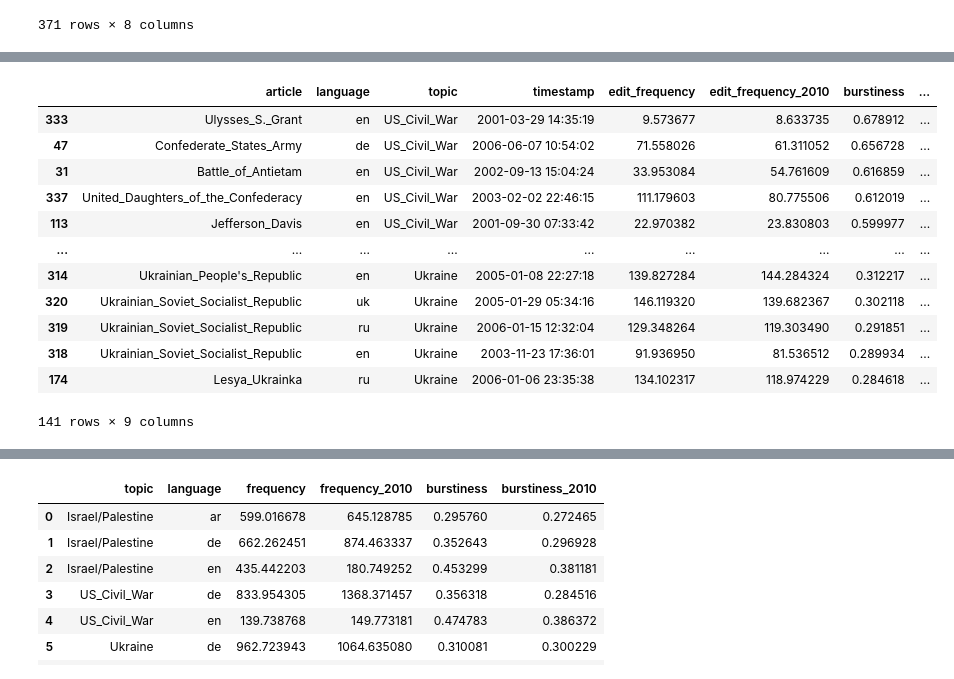
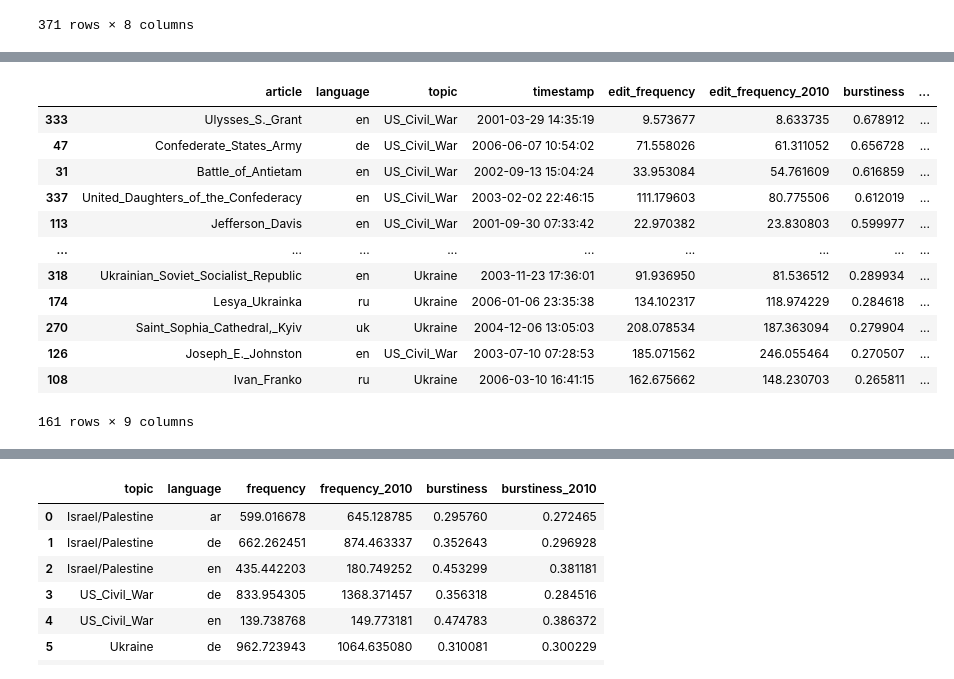
Before and after one commit to Rrisko/WikiEdits, a Jupyter notebook: code/correlation_analysis.ipynb, the cells around one changed output, grey strips where cells are left out. Cells and saved outputs as stored; diff of their text form; code cells hidden in the pictures.

```diff
--- a/code/correlation_analysis.ipynb
+++ b/code/correlation_analysis.ipynb
@@ -430,14 +524,20 @@ print(edit_correlations[edit_correlations['Correlation'] > 0.3][['Topic_1', 'Top
 # %%
 import matplotlib.pyplot as plt
 
-def calculate_intervals(article : str, lang : str, timestart : datetime = None, timestop : datetime = None, edits_df : pd.DataFrame = wikiData_all):
+def calculate_intervals(article : str = None, lang : str = None, topic : str = None, timestart : datetime = None, timestop : datetime = None, edits_df : pd.DataFrame = wikiData_all) -> pd.Series :
 
     # get relevant data
 
-    filtered_df = edits_df[(edits_df['article'] == article) & (edits_df['language'] == lang)]
+    filtered_df = edits_df
 
+    if article is not None:
+        filtered_df = filtered_df[filtered_df['article'] == article]
+    if lang is not None:
+        filtered_df = filtered_df[filtered_df['language'] == lang]
+    if topic is not None:
+        filtered_df = filtered_df[filtered_df['topic'] == topic]
     if timestart is not None:
-        filtered_df = filtered_df[filtered_df['timestamp'] >= timestart]
+        filtered_df = filtered_dffiltered_df = filtered_df[filtered_df['language'] == lang][filtered_df['timestamp'] >= timestart]
     if timestop is not None:
         filtered_df = filtered_df[filtered_df['timestamp'] <= timestop]
 
@@ -447,7 +547,7 @@ def calculate_intervals(article : str, lang : str, timestart : datetime = None,
 
     return intervals[1:] #first value is always NaN
 
-def burstiness(article : str, lang : str, timestart : datetime = None, timestop : datetime = None, edits_df : pd.DataFrame = wikiData_all):
+def burstiness(article : str = None, lang : str = None, topic :str = None, timestart : datetime = None, timestop : datetime = None, edits_df : pd.DataFrame = wikiData_all) -> float:
 
     intervals = calculate_intervals(article, lang, timestart, timestop, edits_df)
 
@@ -455,14 +555,6 @@ def burstiness(article : str, lang : str, timestart : datetime = None, timestop
     std_interval = intervals.std()
 
     return (std_interval - mean_interval) / (std_interval + mean_interval)
-
-def alt_burstiness(article : str, lang : str, timestart : datetime = None, timestop : datetime = None, edits_df : pd.DataFrame = wikiData_all):
-
-    intervals = calculate_intervals(article, lang, timestart, timestop, edits_df)
-    mean_interval = intervals.mean()
-    median_interval = intervals.median()
-
-    return mean_interval / median_interval
 # %%
 unique_articles = wikiData_all.groupby(['article', 'language', 'topic'])['timestamp'].min().reset_index()
 
@@ -533,16 +631,16 @@ plot_burstiness('United_Daughters_of_the_Confederacy', 'en')
 # %%
-unique_articles[(unique_articles['timestamp'] < datetime(2010,1,1)) & (unique_articles['total_edits'] > 1000)].sort_values('burstiness', ascending=False)
+unique_articles[(unique_articles['timestamp'] < datetime(2010,1,1)) & (unique_articles['total_edits'] > 750)].sort_values('burstiness', ascending=False)
 # %% [output]
 |  | article | language | topic | timestamp | edit_frequency | edit_frequency_2010 | burstiness | ... |
 | 333 | Ulysses_S._Grant | en | US_Civil_War | 2001-03-29 14:35:19 | 9.573677 | 8.633735 | 0.678912 | ... |
 | 47 | Confederate_States_Army | de | US_Civil_War | 2006-06-07 10:54:02 | 71.558026 | 61.311052 | 0.656728 | ... |
 | 31 | Battle_of_Antietam | en | US_Civil_War | 2002-09-13 15:04:24 | 33.953084 | 54.761609 | 0.616859 | ... |
 | 337 | United_Daughters_of_the_Confederacy | en | US_Civil_War | 2003-02-02 22:46:15 | 111.179603 | 80.775506 | 0.612019 | ... |
 | 113 | Jefferson_Davis | en | US_Civil_War | 2001-09-30 07:33:42 | 22.970382 | 23.830803 | 0.599977 | ... |
 | ... | ... | ... | ... | ... | ... | ... | ... | ... |
-| 314 | Ukrainian_People's_Republic | en | Ukraine | 2005-01-08 22:27:18 | 139.827284 | 144.284324 | 0.312217 | ... |
-| 320 | Ukrainian_Soviet_Socialist_Republic | uk | Ukraine | 2005-01-29 05:34:16 | 146.119320 | 139.682367 | 0.302118 | ... |
-| 319 | Ukrainian_Soviet_Socialist_Republic | ru | Ukraine | 2006-01-15 12:32:04 | 129.348264 | 119.303490 | 0.291851 | ... |
 | 318 | Ukrainian_Soviet_Socialist_Republic | en | Ukraine | 2003-11-23 17:36:01 | 91.936950 | 81.536512 | 0.289934 | ... |
 | 174 | Lesya_Ukrainka | ru | Ukraine | 2006-01-06 23:35:38 | 134.102317 | 118.974229 | 0.284618 | ... |
+| 270 | Saint_Sophia_Cathedral,_Kyiv | uk | Ukraine | 2004-12-06 13:05:03 | 208.078534 | 187.363094 | 0.279904 | ... |
+| 126 | Joseph_E._Johnston | en | US_Civil_War | 2003-07-10 07:28:53 | 185.071562 | 246.055464 | 0.270507 | ... |
+| 108 | Ivan_Franko | ru | Ukraine | 2006-03-10 16:41:15 | 162.675662 | 148.230703 | 0.265811 | ... |
-141 rows × 9 columns
+161 rows × 9 columns
```
Also changed, not shown: parts of 30 cells of this notebook, 7 other files.
